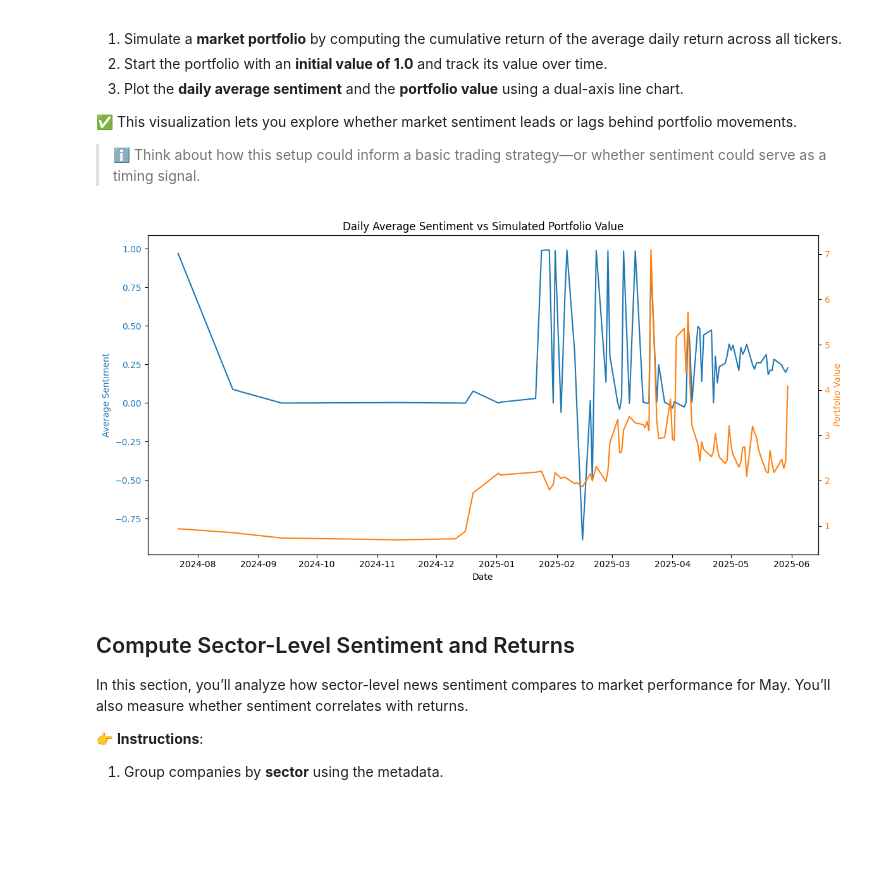
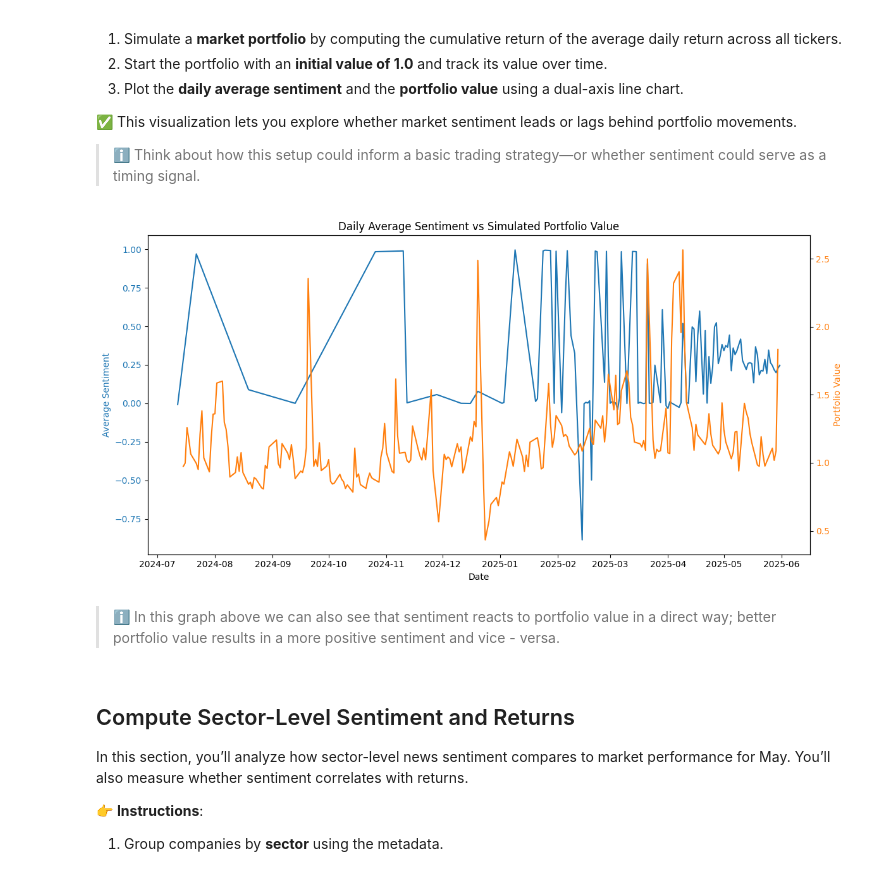
Before and after one commit to oscargarciatec/fintech_and_digital_innovation, a Jupyter notebook: sentiment_nli_GarciaA01016093.ipynb, the cells around one changed output. Saved outputs shown, nothing was run; the diff lists cells and outputs as text; code cells hidden in the pictures; blank space fills up the shorter version.

```diff
--- a/sentiment_nli_GarciaA01016093.ipynb
+++ b/sentiment_nli_GarciaA01016093.ipynb
@@ -283,28 +273,30 @@ In this section, you will simulate a simple market portfolio and explore how its
 > ℹ️ Think about how this setup could inform a basic trading strategy—or whether sentiment could serve as a timing signal.
 # %%
 # Compute Portfolio Value (start at 1)
-df_compare["Portfolio Value"] = (1 + df_compare["DAILY_RETURN"]).cumprod()
+market_returns["Portfolio Value"] = (1 + market_returns["DAILY_RETURN"]).cumprod()
 
 # Plot Sentiment vs Portfolio Value
 fig, ax1 = plt.subplots(figsize=(12, 6))
 
 # Left y-axis: daily average sentiment
-ax1.plot(df_compare["PUBLICATION_DAY"], df_compare["AVG_SENTIMENT"], color="tab:blue", label="Avg Sentiment")
+ax1.plot(daily_sentiment["PUBLICATION_DAY"], daily_sentiment["AVG_SENTIMENT"], color="tab:blue", label="Avg Sentiment")
 ax1.set_xlabel("Date")
 ax1.set_ylabel("Average Sentiment", color="tab:blue")
 ax1.tick_params(axis="y", labelcolor="tab:blue")
 
 # Right y-axis: simulated portfolio value
 ax2 = ax1.twinx()
-ax2.plot(df_compare["PUBLICATION_DAY"], df_compare["Portfolio Value"], color="tab:orange", label="Portfolio Value")
+ax2.plot(market_returns["PUBLICATION_DAY"], market_returns["Portfolio Value"], color="tab:orange", label="Portfolio Value")
 ax2.set_ylabel("Portfolio Value", color="tab:orange")
 ax2.tick_params(axis="y", labelcolor="tab:orange")
 
 plt.title("Daily Average Sentiment vs Simulated Portfolio Value")
 fig.tight_layout()
 plt.show()
 # %% [output]
-[figure, old version]
+[figure, new version]
+# %% [markdown]
+> ℹ️ In this graph above we can also see that sentiment reacts to portfolio value in a direct way; better portfolio value results in a more positive sentiment and vice - versa.
 # %% [markdown]
 ## Compute Sector-Level Sentiment and Returns
 
```
Also changed, not shown: parts of 14 cells of this notebook, 1 other file.
